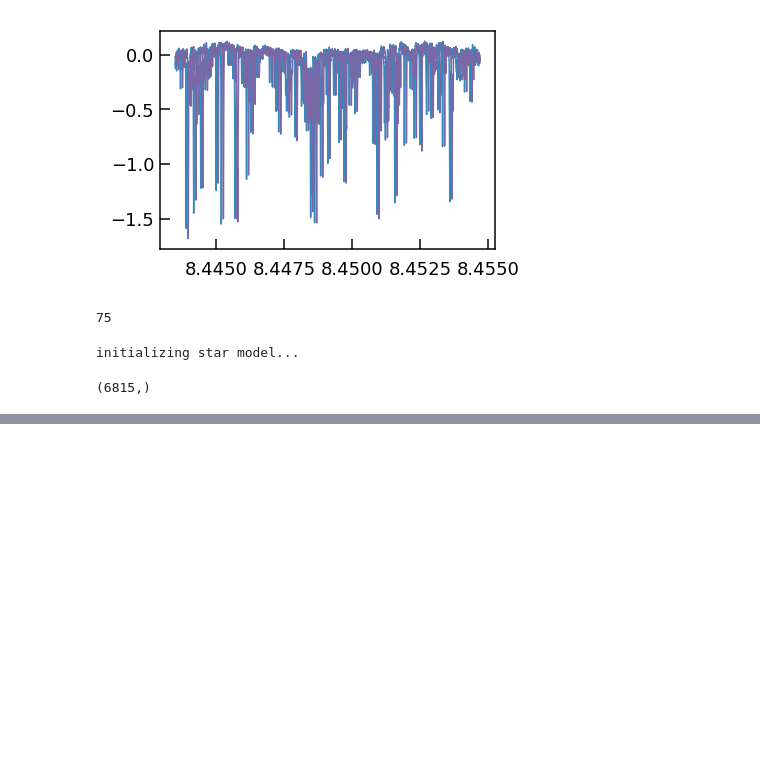
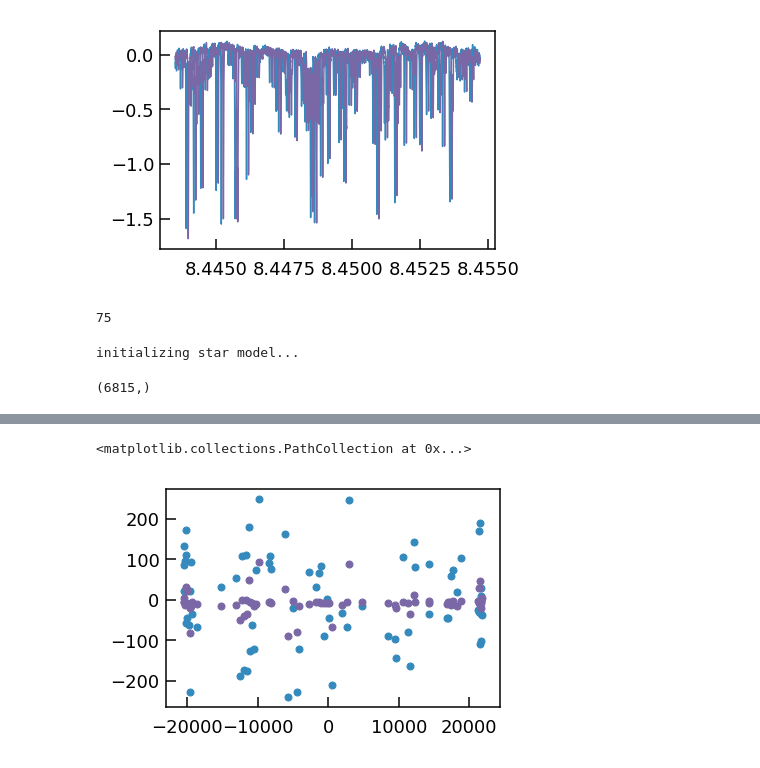
Before and after one commit to megbedell/wobble, a Jupyter notebook: notebooks/wobbleflow.ipynb, the cells around one changed output, grey strips where cells are left out. Saved outputs shown, nothing was run; the diff lists cells and outputs as text; code cells hidden in the pictures; blank space fills up the shorter version.

```diff
--- a/notebooks/wobbleflow.ipynb
+++ b/notebooks/wobbleflow.ipynb
@@ -139,0 +226,6 @@ np.std(pipeline_rvs - a.bervs)
+# %%
+plt.scatter(pipeline_rvs, starting_rvs - pipeline_rvs)
+plt.scatter(pipeline_rvs, params_rvs[0] - pipeline_rvs)
+# %% [output]
+<matplotlib.collections.PathCollection at 0x...>
+[figure, added]
```
Also changed, not shown: parts of 25 cells of this notebook, 2 other files.
